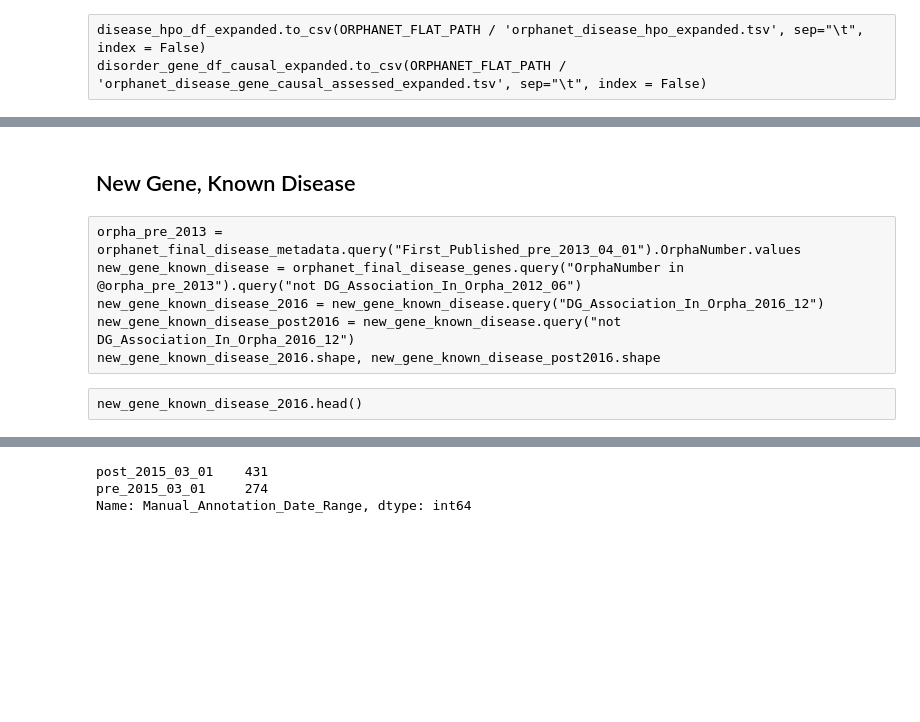
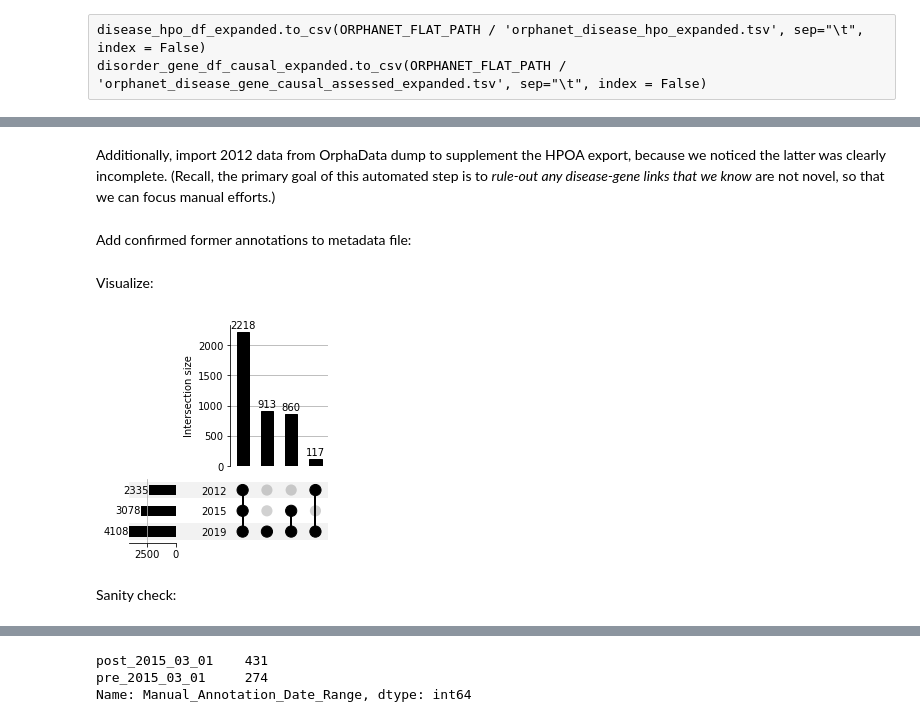
Before and after one commit to EmilyAlsentzer/rare-disease-simulation, a Jupyter notebook: process_simulation_resources/Orphanet Convert to Flat Files.ipynb, the cells around one changed output, grey strips where cells are left out. Drawn from its saved outputs; the diff is of its cells as text; code cells hidden in the pictures; blank space fills up the shorter version.

```diff
--- a/process_simulation_resources/Orphanet Convert to Flat Files.ipynb
+++ b/process_simulation_resources/Orphanet Convert to Flat Files.ipynb
@@ -1213,0 +577,37 @@ len(d_g_newBtwn15and16)
+# %%
+gene_df_2015 = pd.read_csv(str(config.ORPHANET_PATH / 'flat_files_2015_01'/ 'hpoa_orpha_gene_disease.tsv'),
+                           delimiter='\t')
+gene_df_2015['OrphaNumber'] = [x.split(":")[1] for x in gene_df_2015.OrphaNumber.values]
+# %% [markdown]
+Additionally, import 2012 data from OrphaData dump to supplement the HPOA export, because we noticed the latter was clearly incomplete.  (Recall, the primary goal of this automated step is to *rule-out any disease-gene links that we know* are not novel, so that we can focus manual efforts.)
+# %%
+import xml.etree.ElementTree as ET
+tree = ET.parse(str(config.ORPHANET_PATH / 'raw_files_2012_06'/ "genes_rare_diseases_en_product6.xml"))
+root = tree.getroot()
+genelist_2012 = root[0]
+
+import pandas as pd
+from collections import OrderedDict
+gene_list_2012 = []
+for disorder in genelist_2012:
+    disorder_orphan = disorder.find("orphanumber").text
+    disorder_name = disorder.find("name").text
+    for child_gene in disorder.find("genelist"):
+        gene_symbol = child_gene.find("symbol").text
+        gene_synonyms = "|".join([x.text
+                                  for x in child_gene.find("synonymlist")])
+        external_refs = "|".join([":".join([x.find("source").text, x.find("reference").text])
+                                  for x in child_gene.find("externalreferencelist")])
+        gene_list_2012.append(OrderedDict([
+            ("OrphaNumber", disorder_orphan),
+            ("Disorder_Name", disorder_name),
+            ("Gene_Symbol", gene_symbol),
+            ("Gene_Synonyms", gene_synonyms),
+            ("Gene_External_Refs", external_refs)
+        ]))
+gene_df_2012 = pd.DataFrame(gene_list_2012)
+#print(len(gene_df_2012.OrphaNumber.unique()))
+#gene_df_2012.to_csv(ORPHANET_PATH / 'flat_files_2012_06'/ 'orphanet_disease_gene_all_unfiltered.tsv',
+#                    sep="\t", index = False)
+# %% [markdown]
+Add confirmed former annotations to metadata file:
@@ -1214,14 +625,20 @@ len(d_g_newBtwn15and16)
+# %% [markdown]
+Visualize:
+# %%
+file_memberships = {"2019":set(orphanet_final_disease_genes.apply(lambda row: (row["OrphaNumber"], row["Gene_Symbol"]), axis=1) ),
+                    "2015":set(orphanet_final_disease_genes.query("DG_Association_In_Orpha_2015_01").apply(lambda row: (row["OrphaNumber"], row["Gene_Symbol"]), axis=1) ),
+                    "2012":set(orphanet_final_disease_genes.query("DG_Association_In_Orpha_2012_06").apply(lambda row: (row["OrphaNumber"], row["Gene_Symbol"]), axis=1) )
+
+    }
+upset_from_contents = from_contents(file_memberships)
+plot_upset(upset_from_contents, show_counts = True,
+          sort_by="cardinality")
+pyplot.show()
+# %% [output]
+[figure, added]
+# %% [markdown]
+Sanity check:
 # %%
 gene_counts_2019 = orphanet_final_disease_genes.groupby("OrphaNumber").count().Gene_Symbol
 assert(sum(orphanet_final_disease_metadata.OrphaNumber.values != gene_counts_2019.index) == 0)
 orphanet_final_disease_metadata['N_Genes'] = gene_counts_2019.values
-# %% [markdown]
-## New Gene, Known Disease
-# %% [raw]
-orpha_pre_2013 = orphanet_final_disease_metadata.query("First_Published_pre_2013_04_01").OrphaNumber.values
-new_gene_known_disease = orphanet_final_disease_genes.query("OrphaNumber in @orpha_pre_2013").query("not DG_Association_In_Orpha_2012_06")
-new_gene_known_disease_2016 = new_gene_known_disease.query("DG_Association_In_Orpha_2016_12")
-new_gene_known_disease_post2016 = new_gene_known_disease.query("not DG_Association_In_Orpha_2016_12")
-new_gene_known_disease_2016.shape, new_gene_known_disease_post2016.shape
-# %% [raw]
-new_gene_known_disease_2016.head()
```
Also changed, not shown: parts of 174 cells of this notebook.
